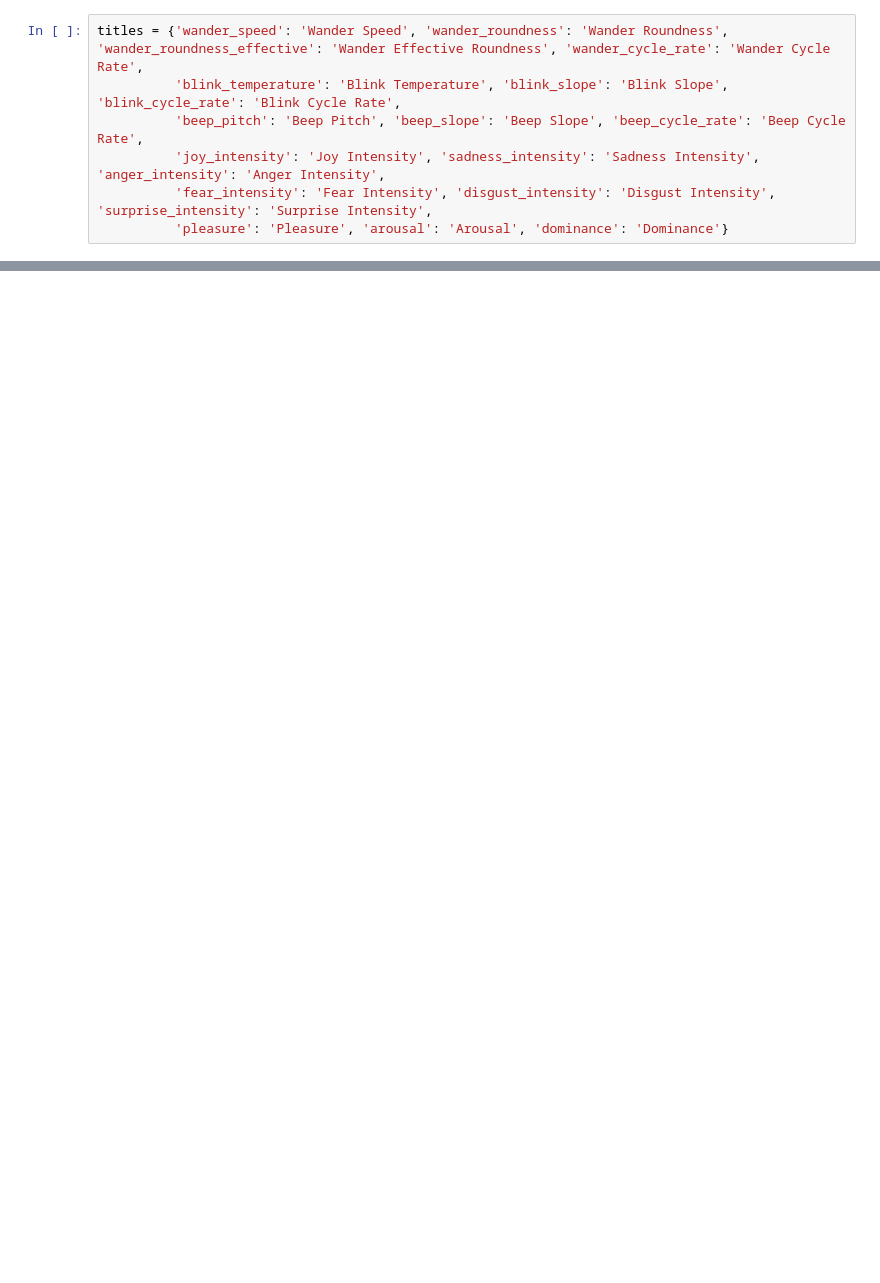
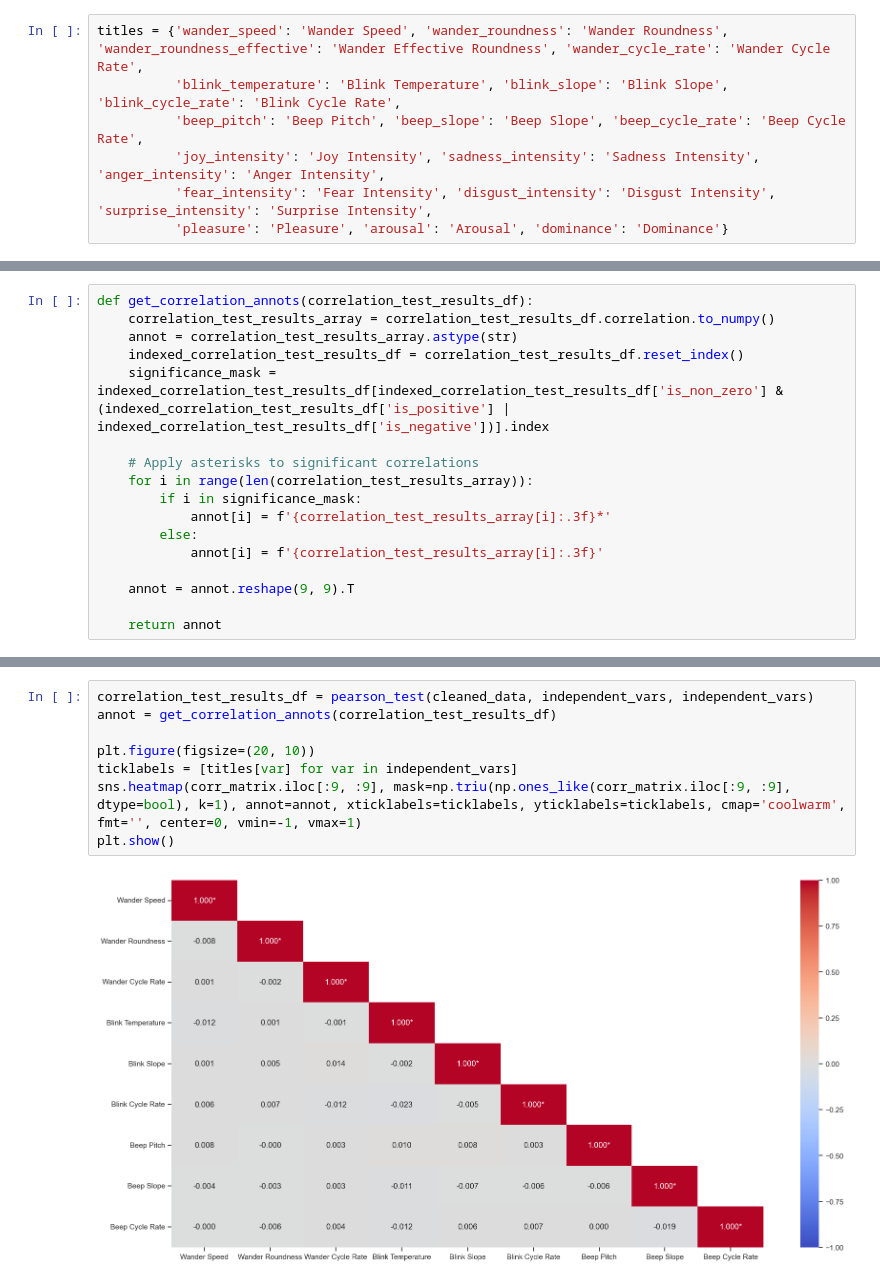
Before and after one commit to fcortevargas/Thesis, a Jupyter notebook: Data Analysis/Analysis/rating_analysis_interval.ipynb, the cells around one changed output, grey strips where cells are left out. Saved outputs shown, nothing was run; the diff lists cells and outputs as text; blank space fills up the shorter version.

```diff
--- a/Data Analysis/Analysis/rating_analysis_interval.ipynb
+++ b/Data Analysis/Analysis/rating_analysis_interval.ipynb
@@ -624,0 +290,17 @@ Output 1: 5.34
+# %%
+def get_correlation_annots(correlation_test_results_df):
+    correlation_test_results_array = correlation_test_results_df.correlation.to_numpy()
+    annot = correlation_test_results_array.astype(str)
+    indexed_correlation_test_results_df = correlation_test_results_df.reset_index()
+    significance_mask = indexed_correlation_test_results_df[indexed_correlation_test_results_df['is_non_zero'] & (indexed_correlation_test_results_df['is_positive'] | indexed_correlation_test_results_df['is_negative'])].index
+
+    # Apply asterisks to significant correlations
+    for i in range(len(correlation_test_results_array)):
+        if i in significance_mask:
+            annot[i] = f'{correlation_test_results_array[i]:.3f}*'
+        else:
+            annot[i] = f'{correlation_test_results_array[i]:.3f}'
+
+    annot = annot.reshape(9, 9).T
+
+    return annot
@@ -624,0 +311,10 @@ Output 1: 5.34
+# %%
+correlation_test_results_df = pearson_test(cleaned_data, independent_vars, independent_vars)
+annot = get_correlation_annots(correlation_test_results_df)
+
+plt.figure(figsize=(20, 10))
+ticklabels = [titles[var] for var in independent_vars]
+sns.heatmap(corr_matrix.iloc[:9, :9], mask=np.triu(np.ones_like(corr_matrix.iloc[:9, :9], dtype=bool), k=1), annot=annot, xticklabels=ticklabels, yticklabels=ticklabels, cmap='coolwarm', fmt='', center=0, vmin=-1, vmax=1)
+plt.show()
+# %% [output]
+[figure, added]
```
Also changed, not shown: parts of 150 cells of this notebook, 1 other file.
